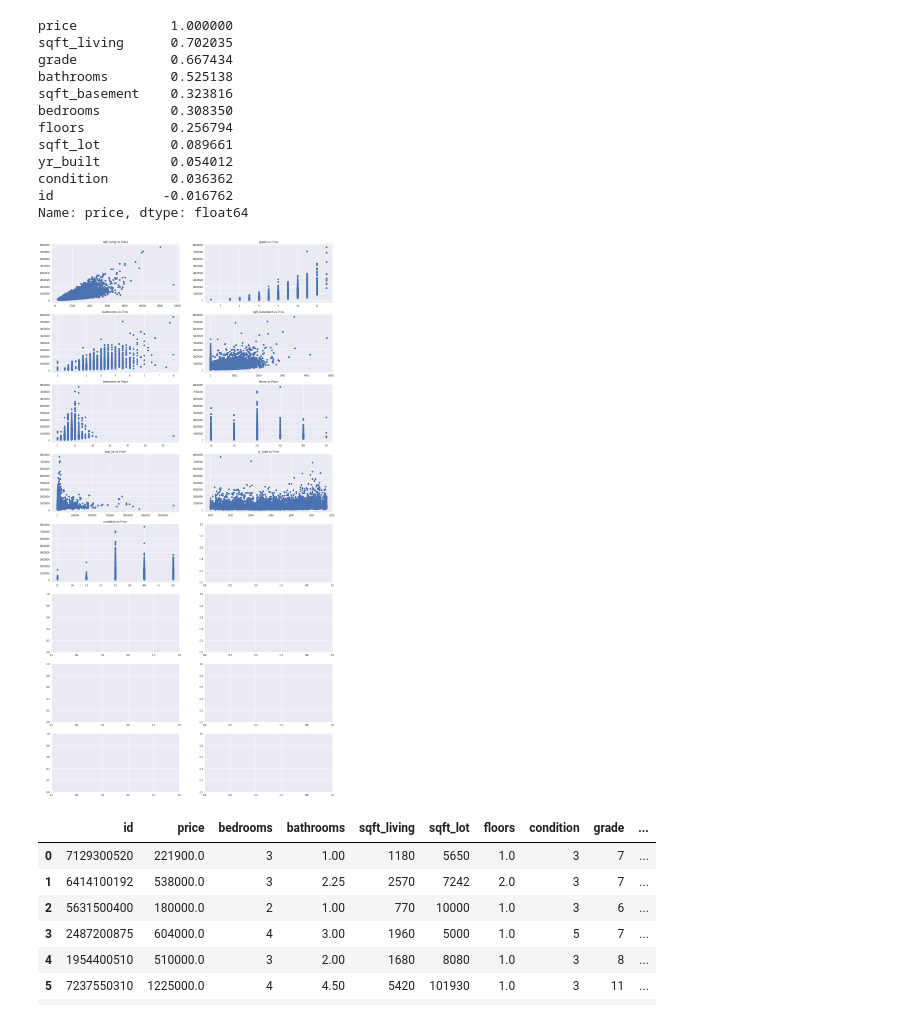
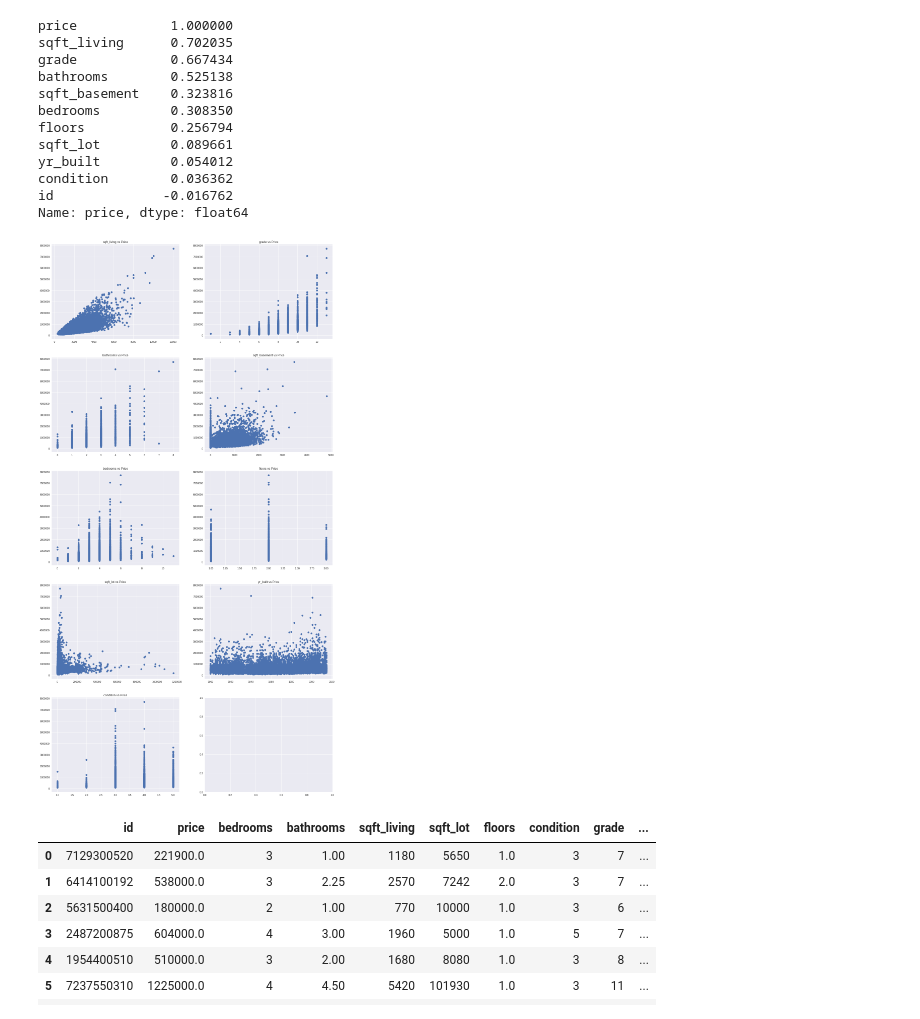
Before and after one commit to PuliLahari/lahari, a Jupyter notebook: housesales.ipynb, the cells around one changed output. Cells and saved outputs as stored; diff of their text form; code cells hidden in the pictures.

```diff
--- a/housesales.ipynb
+++ b/housesales.ipynb
@@ -39,19 +39,19 @@ Name: price, dtype: float64
 # %%
 cols=['sqft_living','grade','bathrooms','sqft_basement','bedrooms','floors','sqft_lot',
      'yr_built','condition']
 
-fig,axi=plt.subplots(8,2,figsize=(20,40))
+fig,axi=plt.subplots(5,2,figsize=(20,40))
 indx=0
 leng=len(cols)
 for ax in axi:
     for a in ax:
         if leng>indx:
             a.scatter(x= cols[indx],y='price',data=data)
             a.set_title('{} vs Price'.format(cols[indx]))
             indx +=1
 plt.show()
 # %% [output]
-[figure, old version]
+[figure, new version]
 # %%
 data.loc[(data['sqft_living']>12000) & (data['price']<3000000)]
 data=data.drop(data.loc[(data['sqft_living']>12000) & (data['price']<3000000)].index)
```
Also changed, not shown: parts of 2 cells of this notebook.
